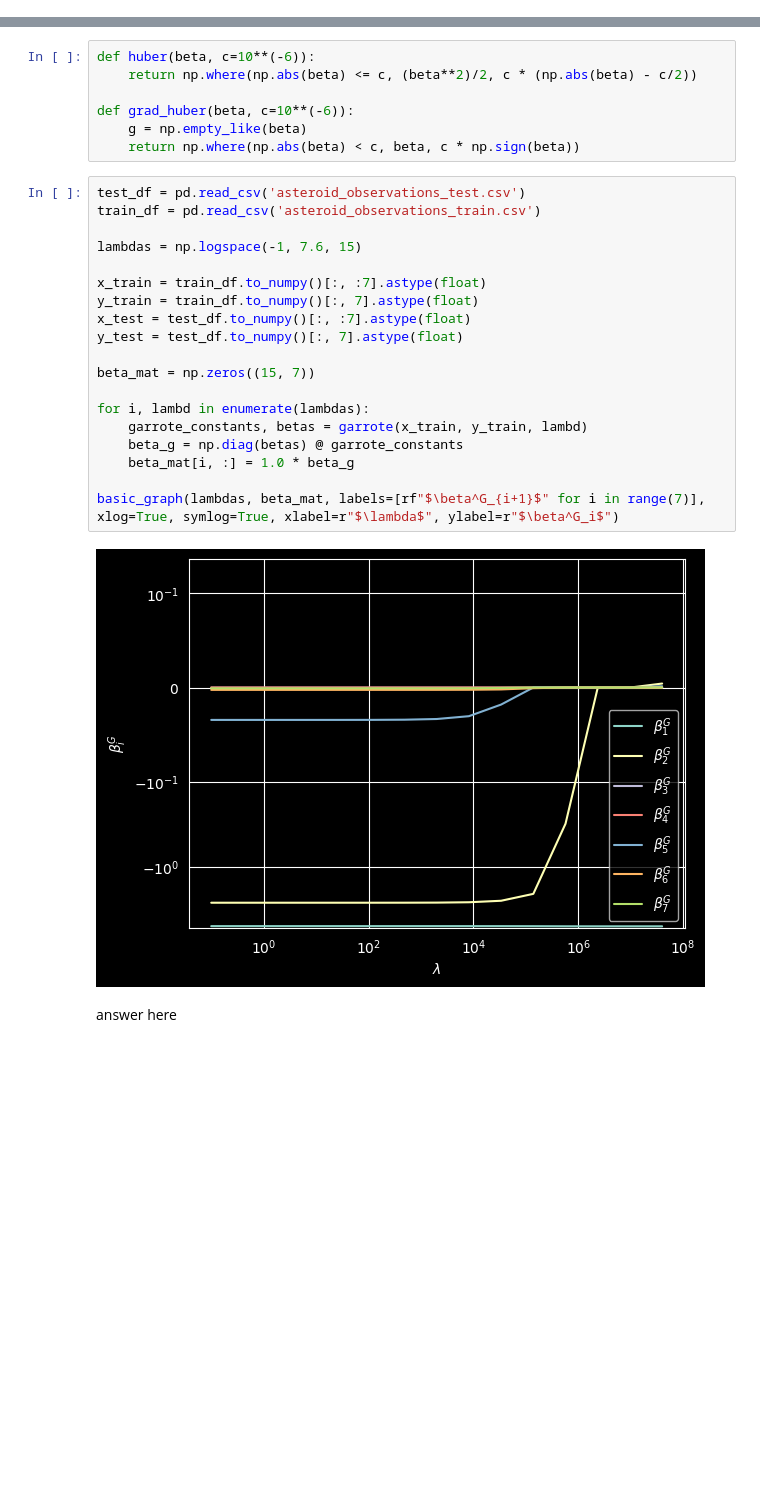
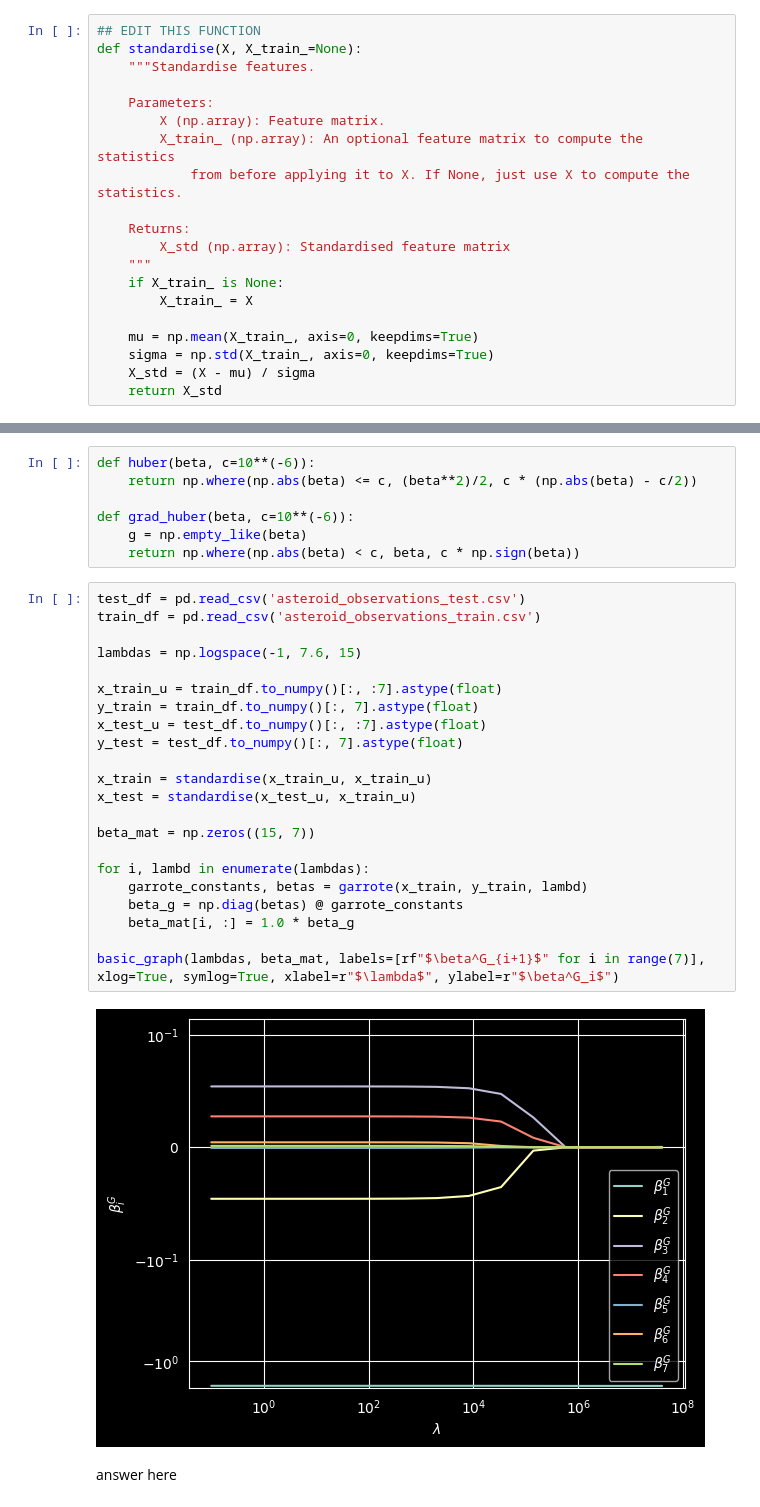
Before and after one commit to typtrue/data-science, a Jupyter notebook: CW1/02404325_Coursework1.ipynb, the cells around one changed output, grey strips where cells are left out. Cells and saved outputs as stored; diff of their text form; blank space fills up the shorter version.

```diff
--- a/CW1/02404325_Coursework1.ipynb
+++ b/CW1/02404325_Coursework1.ipynb
@@ -35,6 +35,26 @@ rng = np.random.default_rng(0)
 <a name="task-11"></a>
 
 ## (1.1) [(index)](#index-task-11)
+# %%
+## EDIT THIS FUNCTION
+def standardise(X, X_train_=None):
+    """Standardise features.
+
+    Parameters:
+        X (np.array): Feature matrix.
+        X_train_ (np.array): An optional feature matrix to compute the statistics
+            from before applying it to X. If None, just use X to compute the statistics.
+
+    Returns:
+        X_std (np.array): Standardised feature matrix
+    """
+    if X_train_ is None:
+        X_train_ = X
+
+    mu = np.mean(X_train_, axis=0, keepdims=True)
+    sigma = np.std(X_train_, axis=0, keepdims=True)
+    X_std = (X - mu) / sigma
+    return X_std
 # %%
 def basic_graph(x, ys, labels, *, xlog=False, ylog=False, symlog=False, xlabel=None, ylabel=None):
     plt.figure()
@@ -109,24 +129,27 @@ def grad_huber(beta, c=10**(-6)):
 # %%
 test_df = pd.read_csv('asteroid_observations_test.csv')
 train_df = pd.read_csv('asteroid_observations_train.csv')
 
 lambdas = np.logspace(-1, 7.6, 15)
 
-x_train = train_df.to_numpy()[:, :7].astype(float)
+x_train_u = train_df.to_numpy()[:, :7].astype(float)
 y_train = train_df.to_numpy()[:, 7].astype(float)
-x_test = test_df.to_numpy()[:, :7].astype(float)
+x_test_u = test_df.to_numpy()[:, :7].astype(float)
 y_test = test_df.to_numpy()[:, 7].astype(float)
+
+x_train = standardise(x_train_u, x_train_u)
+x_test = standardise(x_test_u, x_train_u)
 
 beta_mat = np.zeros((15, 7))
 
 for i, lambd in enumerate(lambdas):
     garrote_constants, betas = garrote(x_train, y_train, lambd)
     beta_g = np.diag(betas) @ garrote_constants
     beta_mat[i, :] = 1.0 * beta_g
 
 basic_graph(lambdas, beta_mat, labels=[rf"$\beta^G_{i+1}$" for i in range(7)], xlog=True, symlog=True, xlabel=r"$\lambda$", ylabel=r"$\beta^G_i$")
 # %% [output]
-[figure, old version]
+[figure, new version]
 # %% [markdown]
 answer here
 # %% [markdown]
```
Also changed, not shown: parts of 11 cells of this notebook.
